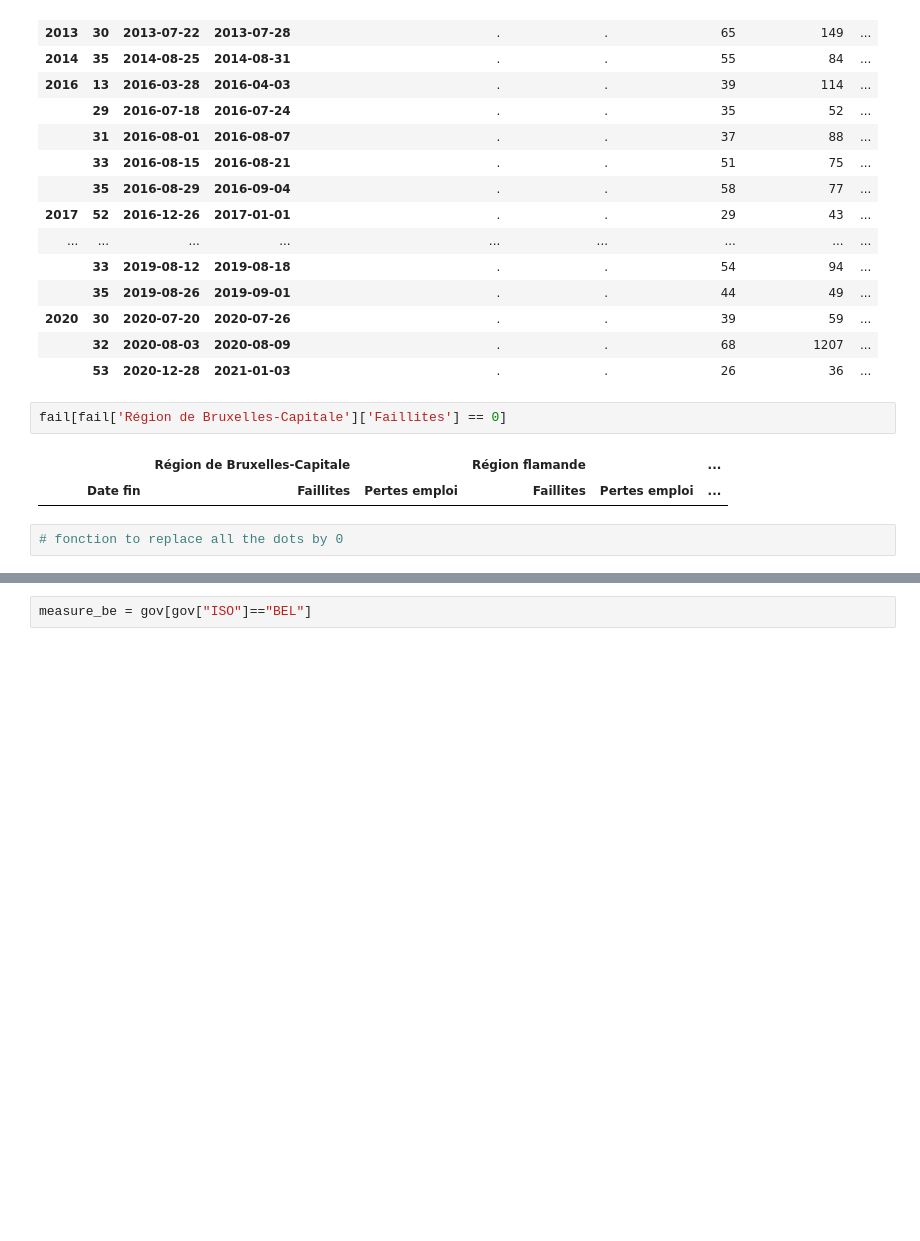
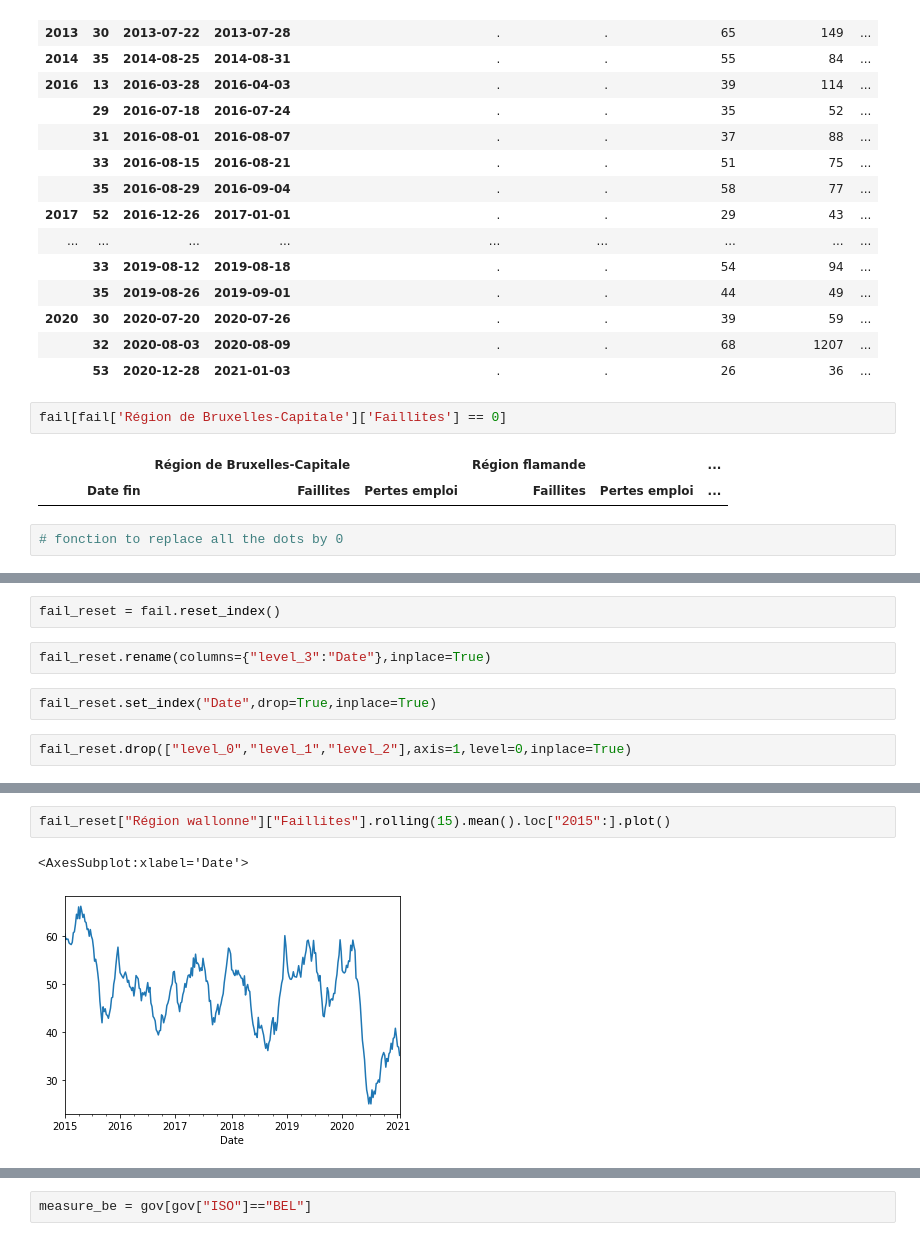
Before and after one commit to Demesmaeker/workshop-IBM-covid, a Jupyter notebook: Faillites.ipynb, the cells around one changed output, grey strips where cells are left out. Saved outputs shown, nothing was run; the diff lists cells and outputs as text; blank space fills up the shorter version.

Commit message:
faillites changes

```diff
--- a/Faillites.ipynb
+++ b/Faillites.ipynb
@@ -121,0 +126,8 @@ def replace_dots(items):
+# %%
+fail_reset = fail.reset_index()
+# %%
+fail_reset.rename(columns={"level_3":"Date"},inplace=True)
+# %%
+fail_reset.set_index("Date",drop=True,inplace=True)
+# %%
+fail_reset.drop(["level_0","level_1","level_2"],axis=1,level=0,inplace=True)
@@ -121,0 +157,5 @@ def replace_dots(items):
+# %%
+fail_reset["Région wallonne"]["Faillites"].rolling(15).mean().loc["2015":].plot()
+# %% [output]
+<AxesSubplot:xlabel='Date'>
+[figure, added]
```
Also changed, not shown: parts of 28 cells of this notebook.
